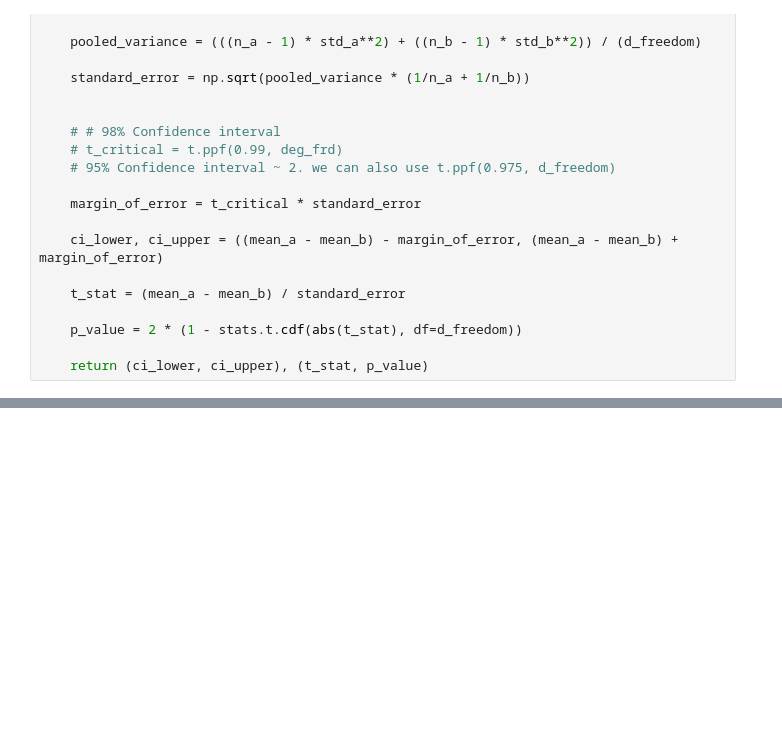
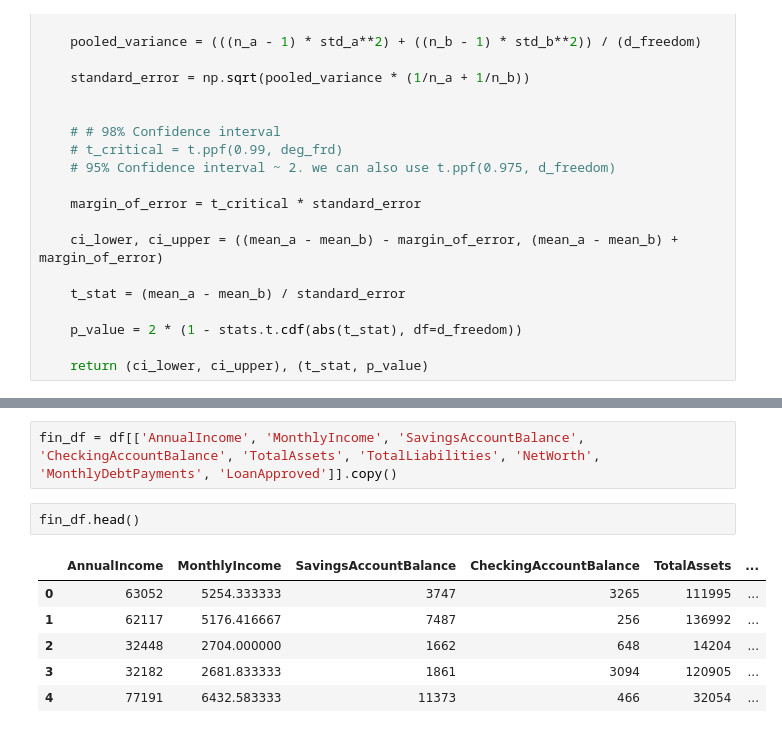
Before and after one commit to KimiyaVahidMotlagh/QBC-DA10-Group4Project1, a Jupyter notebook: DA10_EDA(Arash).ipynb, the cells around one changed output, grey strips where cells are left out. Saved outputs shown, nothing was run; the diff lists cells and outputs as text; blank space fills up the shorter version.

```diff
--- a/DA10_EDA(Arash).ipynb
+++ b/DA10_EDA(Arash).ipynb
@@ -546,0 +561,11 @@ def find_CI(df, target_col, col, t_critical=2):
+# %%
+fin_df = df[['AnnualIncome', 'MonthlyIncome', 'SavingsAccountBalance', 'CheckingAccountBalance', 'TotalAssets', 'TotalLiabilities', 'NetWorth', 'MonthlyDebtPayments', 'LoanApproved']].copy()
+# %%
+fin_df.head()
+# %% [output]
+|  | AnnualIncome | MonthlyIncome | SavingsAccountBalance | CheckingAccountBalance | TotalAssets | ... |
+| 0 | 63052 | 5254.333333 | 3747 | 3265 | 111995 | ... |
+| 1 | 62117 | 5176.416667 | 7487 | 256 | 136992 | ... |
+| 2 | 32448 | 2704.000000 | 1662 | 648 | 14204 | ... |
+| 3 | 32182 | 2681.833333 | 1861 | 3094 | 120905 | ... |
+| 4 | 77191 | 6432.583333 | 11373 | 466 | 32054 | ... |
```
Also changed, not shown: parts of 13 cells of this notebook.
